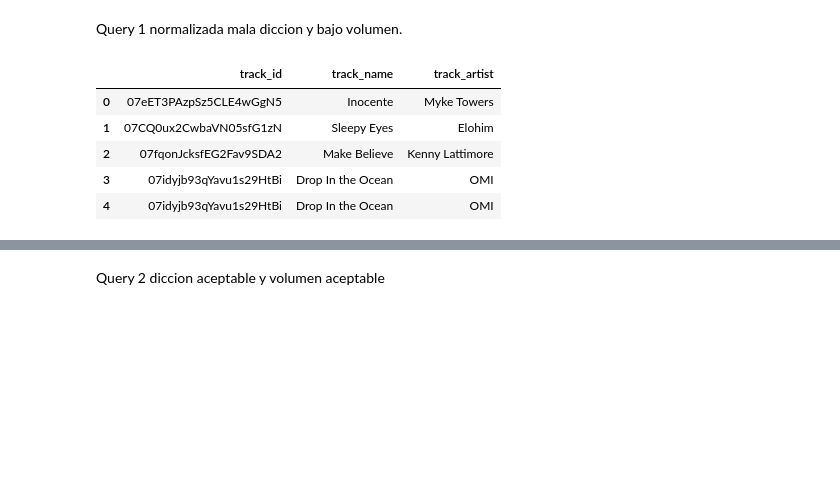
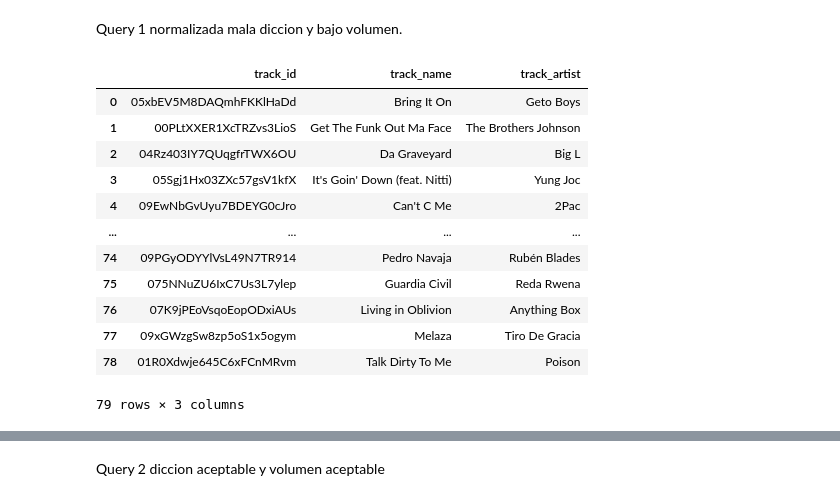
Before and after one commit to MatiasMaravi/BD2-Project2, a Jupyter notebook: knn/knn.ipynb, the cells around one changed output, grey strips where cells are left out. Cells and saved outputs as stored; diff of their text form; code cells hidden in the pictures; blank space fills up the shorter version.

```diff
--- a/knn/knn.ipynb
+++ b/knn/knn.ipynb
@@ -25,6 +25,6 @@ songs.head()
 # %% [markdown]
 Cargamos el csv de vector caracteristico de las canciones
 # %%
-features = pd.read_csv('../features.csv')
+features = pd.read_csv('../new_features.csv')
 features.head()
 # %% [output]
@@ -584,17 +591,60 @@ def range_search(query_features=pd.DataFrame(), reference_features=pd.DataFrame(
             })
 
     return song_data
+# %%
+from sklearn.neighbors import RadiusNeighborsClassifier
+
+
+def range_search(query_features=pd.DataFrame(), reference_features=pd.DataFrame(), radius=int()):
+    # Solo trabajaremos con el vector característico de las canciones
+    reference_features_numeric = reference_features.drop(['track_id', 'track_name', 'track_artist', 'lyrics'], axis=1)
+
+    # Convertimos el dataframe de la consulta a un array numpy
+    query_features_numeric = query_features.to_numpy()
+
+    # Creamos el modelo RadiusNeighborsClassifier
+    knn_model = RadiusNeighborsClassifier(radius=radius, metric='euclidean')
+
+    # Entrenamos al modelo con el vector característico de las canciones
+    knn_model.fit(reference_features_numeric, reference_features['track_id'])
+
+    # Buscamos vecinos dentro del radio para cada punto de la consulta
+    neighbor_indices = knn_model.radius_neighbors(query_features_numeric, return_distance=False)
+
+    # Extraemos información de las canciones encontradas
+    song_data = []
+    unique_tracks = set()
+
+    for query_index, indices in enumerate(neighbor_indices):
+        for neighbor_index in indices:
+            track_id = reference_features['track_id'].iloc[neighbor_index]
+            if track_id not in unique_tracks:
+                unique_tracks.add(track_id)
+                song_data.append({
+                    'track_id': track_id,
+                    'track_name': reference_features['track_name'].iloc[neighbor_index],
+                    'track_artist': reference_features['track_artist'].iloc[neighbor_index],
+                })
+
+    return song_data
 # %% [markdown]
 Query 1 normalizada mala diccion y bajo volumen.
 # %%
-radius = 260
+radius = 100
 indices_within_radius = range_search(scaled_audio_features, normalized_combined_data, radius)
 result = pd.DataFrame(indices_within_radius)
 result
 # %% [output]
 |  | track_id | track_name | track_artist |
-| 0 | 07eET3PAzpSz5CLE4wGgN5 | Inocente | Myke Towers |
-| 1 | 07CQ0ux2CwbaVN05sfG1zN | Sleepy Eyes | Elohim |
-| 2 | 07fqonJcksfEG2Fav9SDA2 | Make Believe | Kenny Lattimore |
-| 3 | 07idyjb93qYavu1s29HtBi | Drop In the Ocean | OMI |
-| 4 | 07idyjb93qYavu1s29HtBi | Drop In the Ocean | OMI |
+| 0 | 05xbEV5M8DAQmhFKKlHaDd | Bring It On | Geto Boys |
+| 1 | 00PLtXXER1XcTRZvs3LioS | Get The Funk Out Ma Face | The Brothers Johnson |
+| 2 | 04Rz403IY7QUqgfrTWX6OU | Da Graveyard | Big L |
+| 3 | 05Sgj1Hx03ZXc57gsV1kfX | It's Goin' Down (feat. Nitti) | Yung Joc |
+| 4 | 09EwNbGvUyu7BDEYG0cJro | Can't C Me | 2Pac |
+| ... | ... | ... | ... |
+| 74 | 09PGyODYYlVsL49N7TR914 | Pedro Navaja | Rubén Blades |
+| 75 | 075NNuZU6IxC7Us3L7ylep | Guardia Civil | Reda Rwena |
+| 76 | 07K9jPEoVsqoEopODxiAUs | Living in Oblivion | Anything Box |
+| 77 | 09xGWzgSw8zp5oS1x5ogym | Melaza | Tiro De Gracia |
+| 78 | 01R0Xdwje645C6xFCnMRvm | Talk Dirty To Me | Poison |
+79 rows × 3 columns
```
Also changed, not shown: parts of 27 cells of this notebook, 2 other files.
